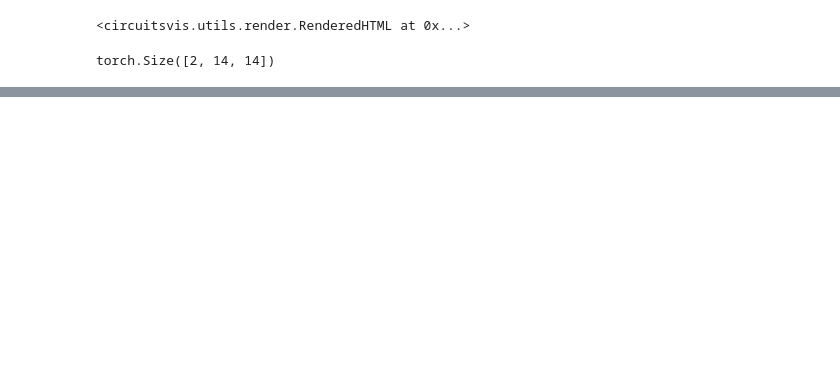
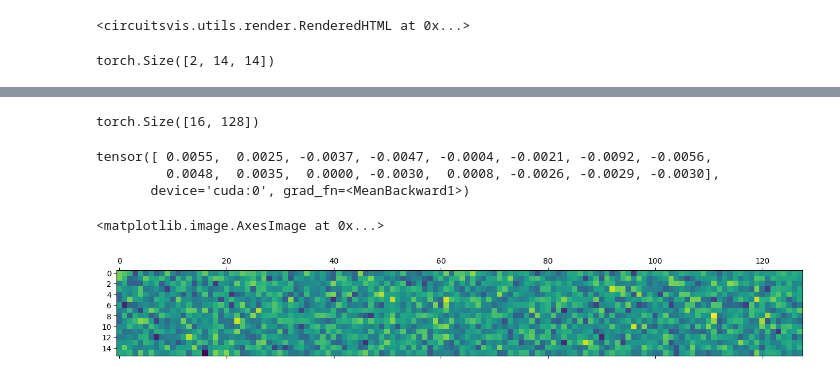
Before and after one commit to JacobAndersson/array_indexing, a Jupyter notebook: notebooks/Exploration.ipynb, the cells around one changed output, grey strips where cells are left out. Cells and saved outputs as stored; diff of their text form; code cells hidden in the pictures; blank space fills up the shorter version.

```diff
--- a/notebooks/Exploration.ipynb
+++ b/notebooks/Exploration.ipynb
@@ -139,0 +181,6 @@ torch.Size([2, 14, 14])
+# %%
+model_start = load_model('../models/model_1l_start.pkl')
+# %%
+model_start.embed.W_E.shape
+# %% [output]
+torch.Size([16, 128])
@@ -139,0 +189,6 @@ torch.Size([2, 14, 14])
+# %%
+torch.mean(diff, dim=1)
+# %% [output]
+tensor([ 0.0055,  0.0025, -0.0037, -0.0047, -0.0004, -0.0021, -0.0092, -0.0056,
+         0.0048,  0.0035,  0.0000, -0.0030,  0.0008, -0.0026, -0.0029, -0.0030],
+       device='cuda:0', grad_fn=<MeanBackward1>)
@@ -139,0 +214,5 @@ torch.Size([2, 14, 14])
+# %%
+plt.matshow(model_start.embed.W_E.cpu().detach().numpy())
+# %% [output]
+<matplotlib.image.AxesImage at 0x...>
+[figure, added]
```
Also changed, not shown: parts of 30 cells of this notebook, 1 other file.
